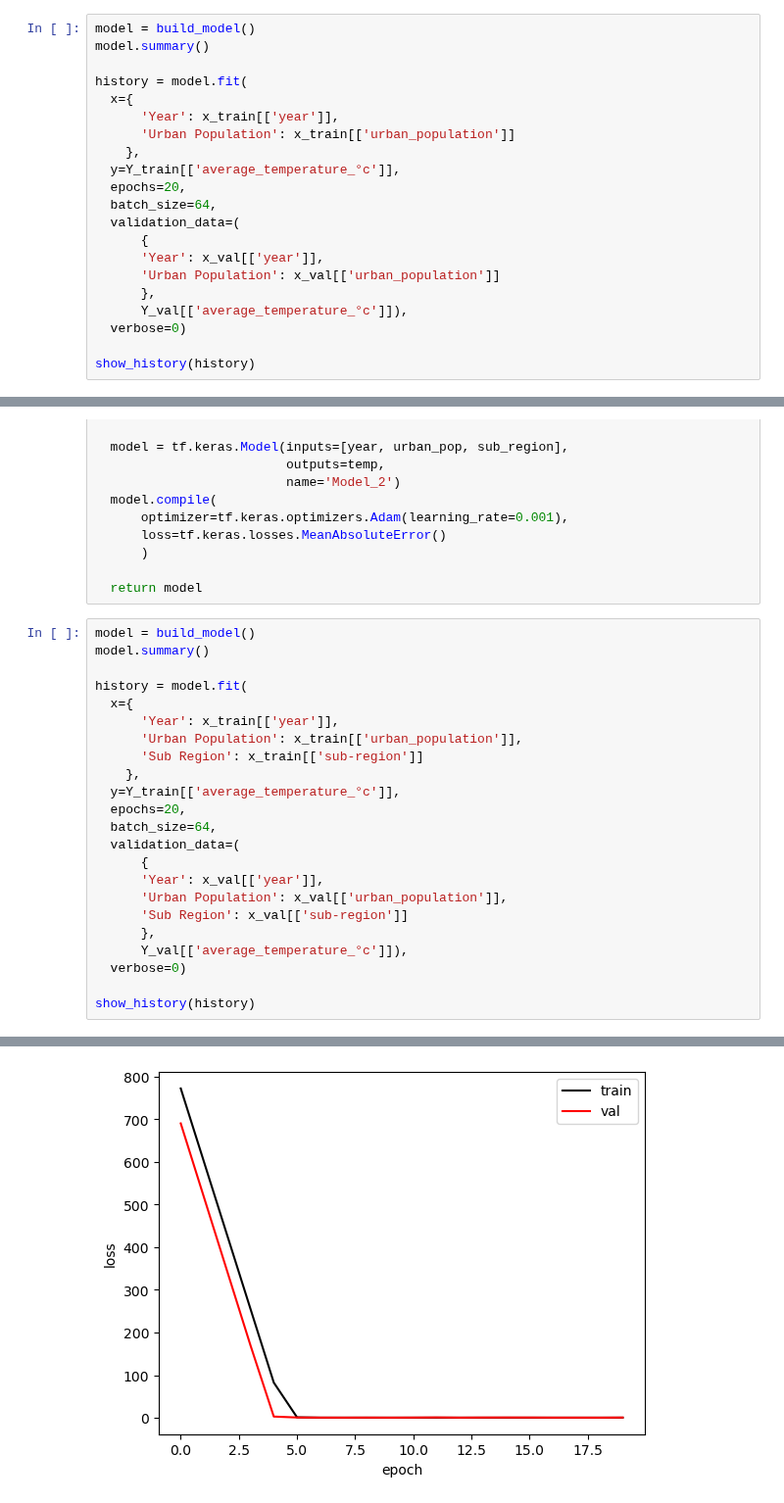
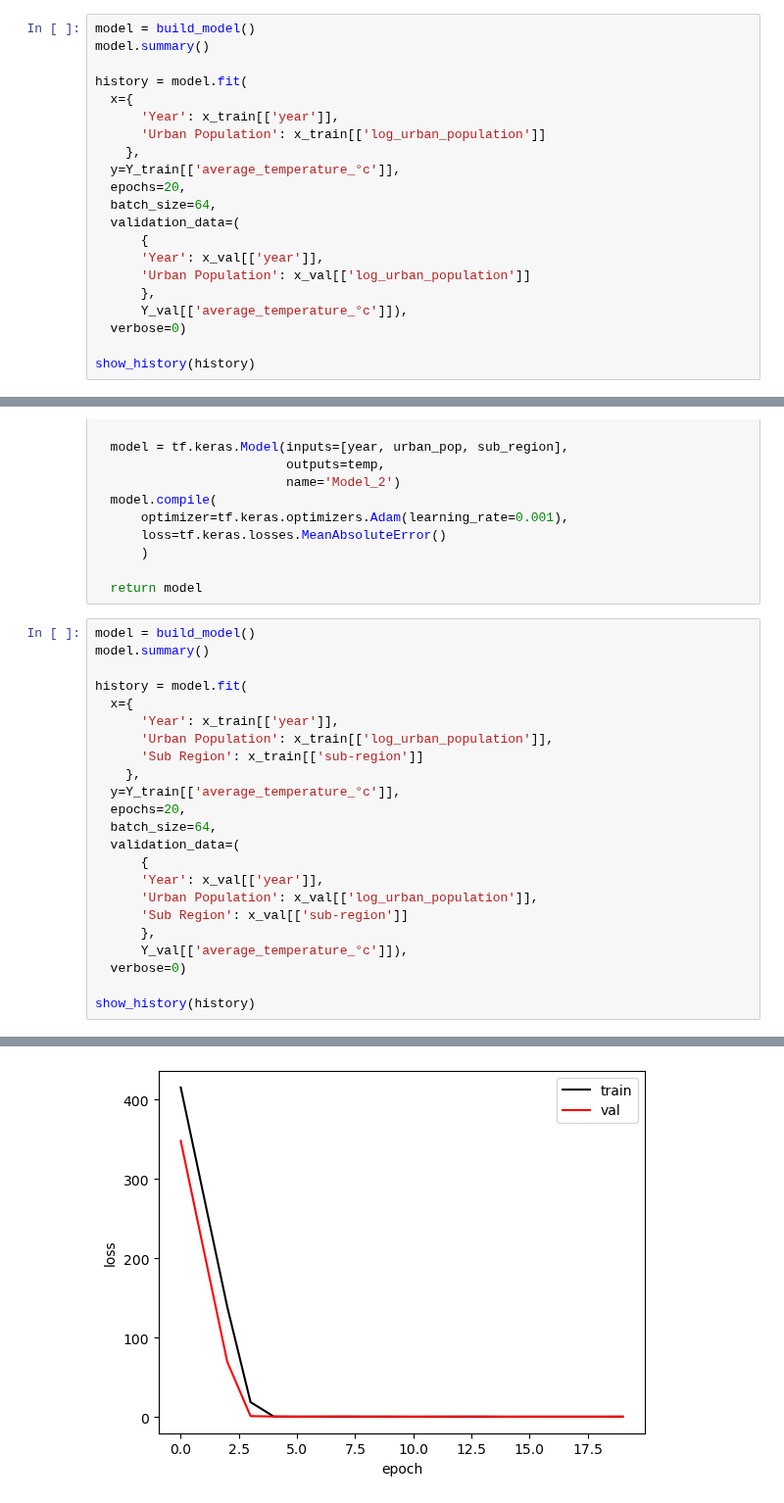
Before and after one commit to fayesimone/agriculture_emissions_prediction, a Jupyter notebook: Model_Building.ipynb, the cells around one changed output, grey strips where cells are left out. Shown at 98% size. Cells and saved outputs as stored; diff of their text form.

```diff
--- a/Model_Building.ipynb
+++ b/Model_Building.ipynb
@@ -99,7 +105,7 @@ model.summary()
 history = model.fit(
   x={
       'Year': x_train[['year']],
-      'Urban Population': x_train[['urban_population']]
+      'Urban Population': x_train[['log_urban_population']]
     },
   y=Y_train[['average_temperature_°c']],
   epochs=20,
@@ -107,7 +113,7 @@ history = model.fit(
   validation_data=(
       {
       'Year': x_val[['year']],
-      'Urban Population': x_val[['urban_population']]
+      'Urban Population': x_val[['log_urban_population']]
       },
       Y_val[['average_temperature_°c']]),
   verbose=0)
@@ -177,38 +183,38 @@ model.summary()
 history = model.fit(
   x={
       'Year': x_train[['year']],
-      'Urban Population': x_train[['urban_population']],
+      'Urban Population': x_train[['log_urban_population']],
       'Sub Region': x_train[['sub-region']]
     },
   y=Y_train[['average_temperature_°c']],
   epochs=20,
   batch_size=64,
   validation_data=(
       {
       'Year': x_val[['year']],
-      'Urban Population': x_val[['urban_population']],
+      'Urban Population': x_val[['log_urban_population']],
       'Sub Region': x_val[['sub-region']]
       },
       Y_val[['average_temperature_°c']]),
   verbose=0)
 
 show_history(history)
 # %% [output]
 Model: "Model_2"
 __________________________________________________________________________________________________
  Layer (type)                Output Shape                 Param #   Connected to
 ==================================================================================================
  Sub Region (InputLayer)     [(None, 1)]                  0         []
 
  Year (InputLayer)           [(None, 1)]                  0         []
 
  Urban Population (InputLay  [(None, 1)]                  0         []
  er)
 
  string_lookup (StringLooku  (None, 20)                   0         ['Sub Region[0][0]']
 ... (9 lines left out)
 Total params: 23 (92.00 Byte)
 Trainable params: 23 (92.00 Byte)
 Non-trainable params: 0 (0.00 Byte)
 __________________________________________________________________________________________________
-[figure, old version]
+[figure, new version]
```
Also changed, not shown: parts of 6 cells of this notebook, 1 other file.
